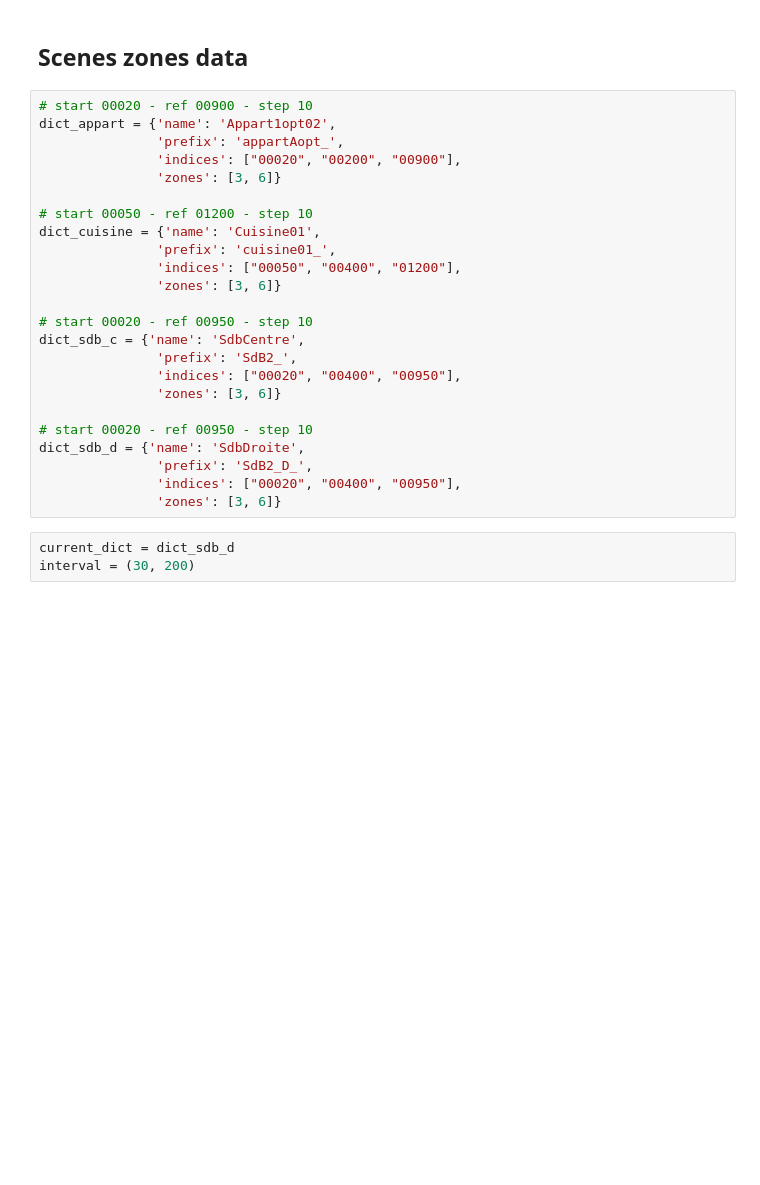
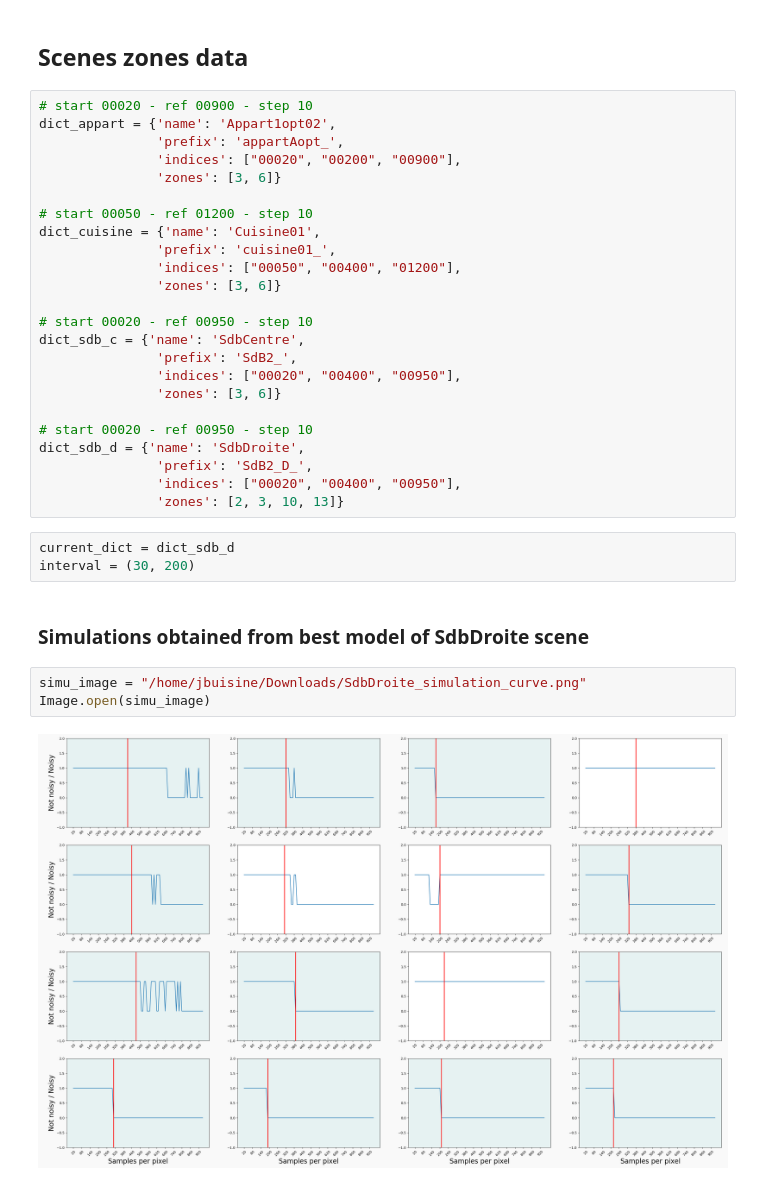
Before and after one commit to prise-3d/Thesis-NoiseDetection-attributes, a Jupyter notebook: analysis/svd_zones_analysis.ipynb, the cells around one changed output. Drawn from its saved outputs; the diff is of its cells as text; blank space fills up the shorter version.

```diff
--- a/analysis/svd_zones_analysis.ipynb
+++ b/analysis/svd_zones_analysis.ipynb
@@ -93,7 +100,14 @@ dict_sdb_c = {'name': 'SdbCentre',
 dict_sdb_d = {'name': 'SdbDroite',
                'prefix': 'SdB2_D_',
                'indices': ["00020", "00400", "00950"],
-               'zones': [3, 6]}
+               'zones': [2, 3, 10, 13]}
 # %%
 current_dict = dict_sdb_d
 interval = (30, 200)
+# %% [markdown]
+### Simulations obtained from best model of SdbDroite scene
+# %%
+simu_image = "/home/jbuisine/Downloads/SdbDroite_simulation_curve.png"
+Image.open(simu_image)
+# %% [output]
+[figure, added]
```
Also changed, not shown: parts of 10 cells of this notebook, 5 other files.
